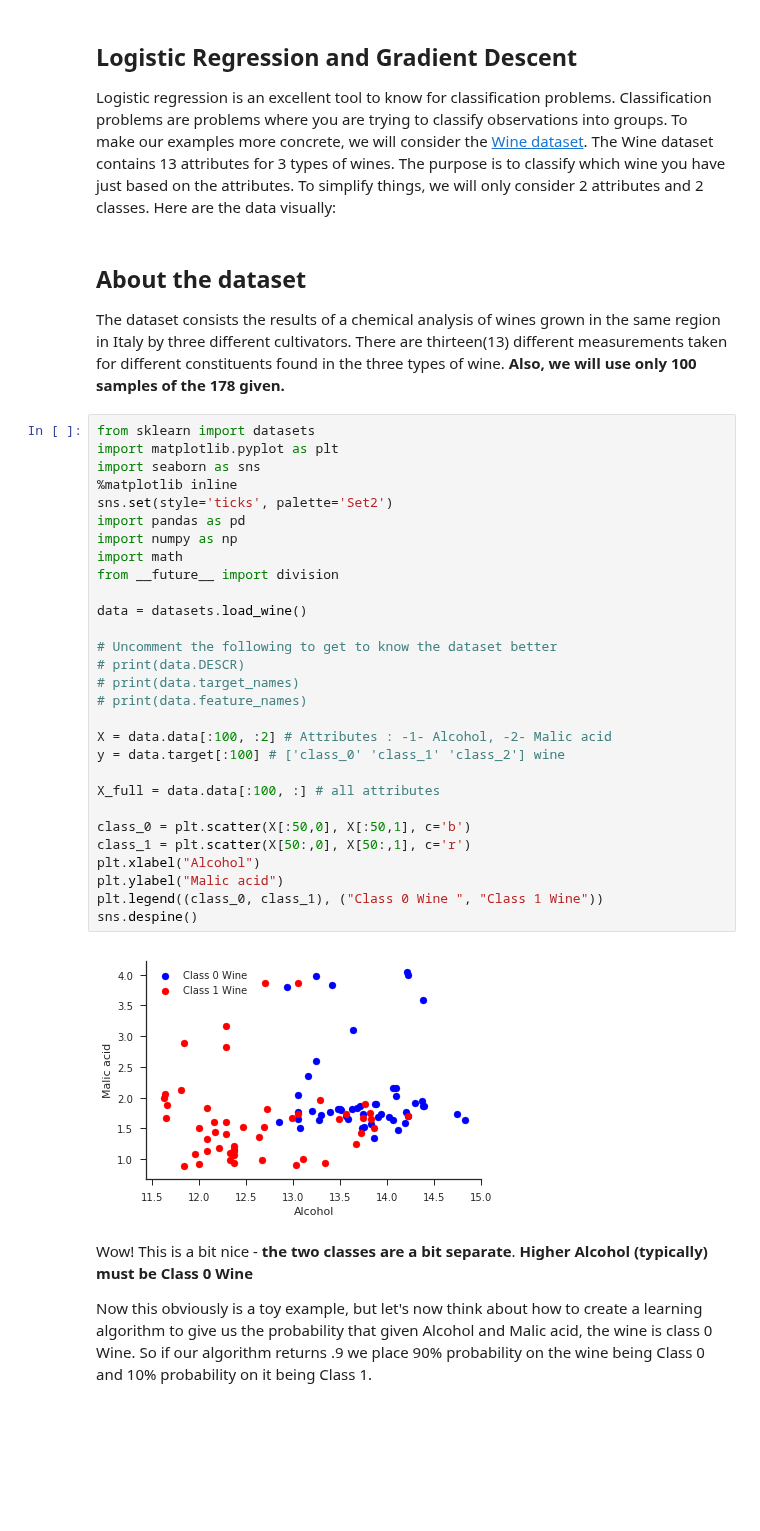
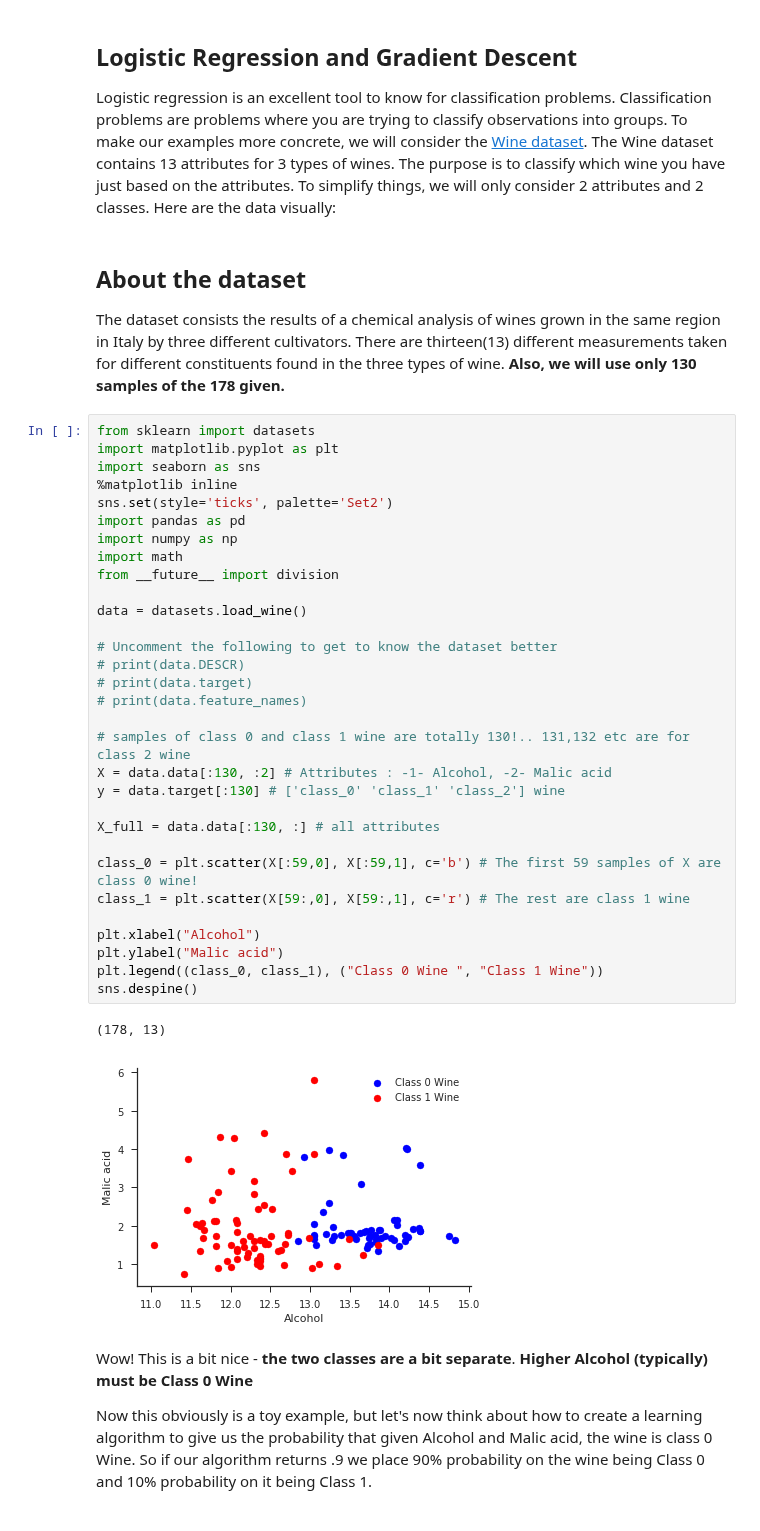
Before and after one commit to eloukas/uth-machine-learning, a Jupyter notebook: projects/project4/project4_for_another_dataset.ipynb, the cells around one changed output. Drawn from its saved outputs; the diff is of its cells as text; blank space fills up the shorter version.

Commit message:
Change samples from 100 to 130 and seperate correctly to class0 and 1

```diff
--- a/projects/project4/project4_for_another_dataset.ipynb
+++ b/projects/project4/project4_for_another_dataset.ipynb
@@ -8,38 +8,41 @@ The dataset consists the results of a chemical analysis of wines grown in the sa
 region in Italy by three different cultivators. There are thirteen(13) different
 measurements taken for different constituents found in the three types of
 wine.
-**Also, we will use only 100 samples of the 178 given.**
+**Also, we will use only 130 samples of the 178 given.**
 # %%
 from sklearn import datasets
 import matplotlib.pyplot as plt
 import seaborn as sns
 %matplotlib inline
 sns.set(style='ticks', palette='Set2')
 import pandas as pd
 import numpy as np
 import math
 from __future__ import division
 
 data = datasets.load_wine()
 
 # Uncomment the following to get to know the dataset better
 # print(data.DESCR)
-# print(data.target_names)
+# print(data.target)
 # print(data.feature_names)
 
-X = data.data[:100, :2] # Attributes : -1- Alcohol, -2- Malic acid
-y = data.target[:100] # ['class_0' 'class_1' 'class_2'] wine
+# samples of class 0 and class 1 wine are totally 130!.. 131,132 etc are for class 2 wine
+X = data.data[:130, :2] # Attributes : -1- Alcohol, -2- Malic acid
+y = data.target[:130] # ['class_0' 'class_1' 'class_2'] wine
 
-X_full = data.data[:100, :] # all attributes
+X_full = data.data[:130, :] # all attributes
 
-class_0 = plt.scatter(X[:50,0], X[:50,1], c='b')
-class_1 = plt.scatter(X[50:,0], X[50:,1], c='r')
+class_0 = plt.scatter(X[:59,0], X[:59,1], c='b') # The first 59 samples of X are class 0 wine!
+class_1 = plt.scatter(X[59:,0], X[59:,1], c='r') # The rest are class 1 wine
+
 plt.xlabel("Alcohol")
 plt.ylabel("Malic acid")
 plt.legend((class_0, class_1), ("Class 0 Wine ", "Class 1 Wine"))
 sns.despine()
 # %% [output]
+(178, 13)
-[figure, old version]
+[figure, new version]
 # %% [markdown]
 Wow! This is a bit nice - **the two classes are a bit  separate**.
 **Higher Alcohol (typically) must be Class 0 Wine**
```
Also changed, not shown: parts of 12 cells of this notebook.
